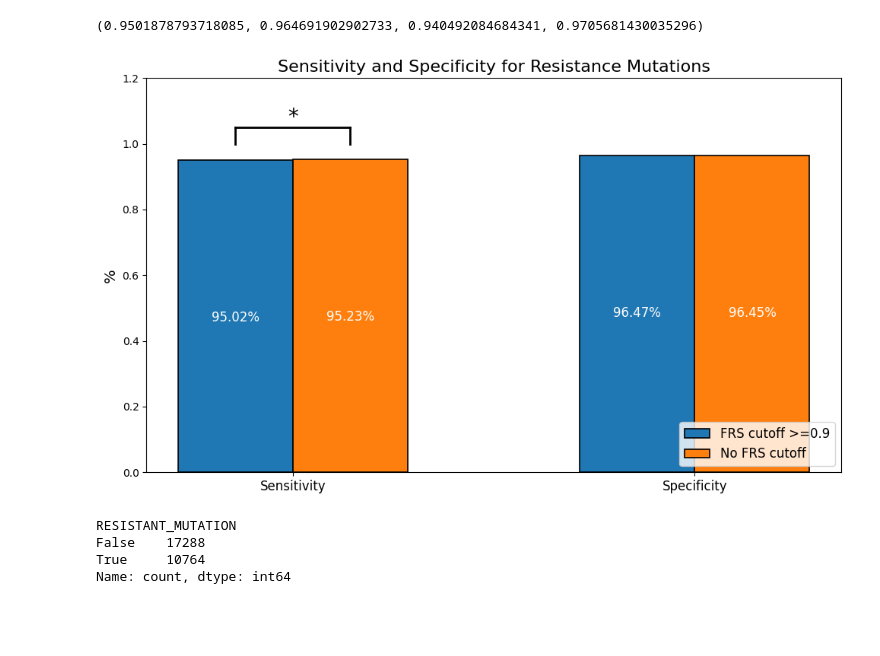
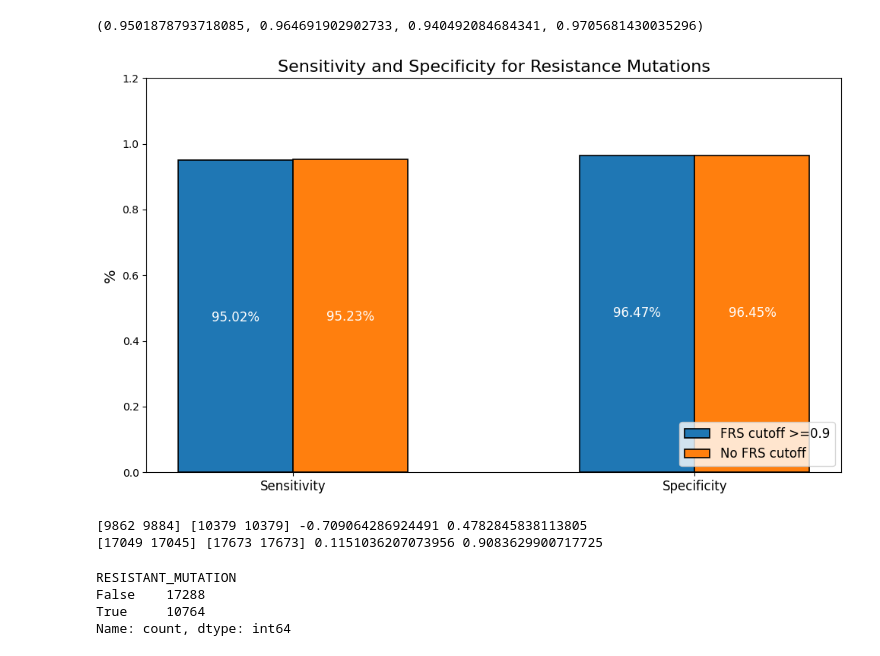
Before and after one commit to fowler-lab/tb-rnap-subpopulations, a Jupyter notebook: Reproduce_Figures.ipynb, the cells around one changed output. Saved outputs shown, nothing was run; the diff lists cells and outputs as text; code cells hidden in the pictures; blank space fills up the shorter version.

Commit message:
Figure drafts

```diff
--- a/Reproduce_Figures.ipynb
+++ b/Reproduce_Figures.ipynb
@@ -95,11 +95,21 @@ print(len(mutations_phenotypes.UNIQUEID.unique()))
 # %% [markdown]
 Calculate sensitivity and specificity of RIF resistance in all samples using different FRS scores
 # %%
-# aggregate mutations_phenotype by UNIQUEID and keep columns of interest: double-check if definiion of FRS is correct
+# aggregate mutations_phenotype by UNIQUEID and keep columns of interest: included new definition of FRS
 def aggregate_minor_major_allele(group):
     # Check if any row has both IS_MINOR_ALLELE == True and RESISTANT_MUTATION == True
     minor_allele_flag = any((group['IS_MINOR_ALLELE'] == True) & (group['RESISTANT_MUTATION'] == True))
     major_allele_flag = any((group['IS_MINOR_ALLELE'] == False) & (group['RESISTANT_MUTATION'] == True))
+
+    # Get the rows where there is a resistant minor allele
+    resistant_minor_allele_rows = group[(group['IS_MINOR_ALLELE'] == True) & (group['RESISTANT_MUTATION'] == True)]
+
+    if not resistant_minor_allele_rows.empty:
+        # If there are resistant minor alleles, get the maximum FRS value for those rows
+        frs_value = resistant_minor_allele_rows['FRS'].max()
+    else:
+        # Otherwise, use the maximum FRS value from the entire group
+        frs_value = group['FRS'].max()
 
     return pd.Series({
         'RESISTANT_MUTATION': group['RESISTANT_MUTATION'].max(),
@@ -107,7 +117,7 @@ def aggregate_minor_major_allele(group):
         'PHENOTYPE': group['PHENOTYPE'].max(),
         'R_MINOR_ALLELE': minor_allele_flag,
         'R_MAJOR_ALLELE': major_allele_flag,
-        'FRS': group['FRS'].max(),
+        'FRS': frs_value,  # Use the maximum FRS for resistant minor alleles, if present
     })
 
 # Apply the custom aggregation function
@@ -160,7 +186,7 @@ def create_stats_df(sen_1, sen_2, spe_1, spe_2):
     return stats
 
 
-def plot_stats_histogram(stats):
+def plot_stats_histogram(stats, significant = True, save_figure=False, save_name='sensitivity_specificity_histogram'):
     # Adjusting the plot to group bars by criteria and display percentage inside the bar
     fig, ax = plt.subplots(figsize=(10, 6))
 
@@ -193,16 +219,24 @@ def plot_stats_histogram(stats):
     ax.legend(loc='lower right', fontsize=12)
 
     #add significance indicator with horizontal bar between bars of sensitivity
-    ax.plot([0, 0], [1, 1.05], color='black', lw=2)
-    ax.plot([0.2, 0.2], [1, 1.05], color='black', lw=2)
-    ax.plot([0, 0.2], [1.05, 1.05], color='black', lw=2)
-    ax.text(0.1, 1.08, '*', fontsize=20, color='black', ha='center', va='center')
+    if significant:
+        ax.plot([0, 0], [1, 1.05], color='black', lw=2)
+        ax.plot([0.2, 0.2], [1, 1.05], color='black', lw=2)
+        ax.plot([0, 0.2], [1.05, 1.05], color='black', lw=2)
+        ax.text(0.1, 1.08, '*', fontsize=20, color='black', ha='center', va='center')
 
     plt.tight_layout()
     plt.show()
 
+    #save figure if print_stats is True
+    if save_figure:
+        fig.savefig(f'figures/{save_name}.png', dpi=300)
+
+        # fig.savefig(f'figures/' + save_name, dpi=300)
+
+
 stats = create_stats_df(sen_maj, sen_all, spe_maj, spe_all)
-plot_stats_histogram(stats)
+plot_stats_histogram(stats, significant = True, save_figure=True, save_name = 'sensitivity_specificity_histogram')
 # %% [output]
 [figure]
 # %%
@@ -342,9 +381,27 @@ Name: count, dtype: int64
 (0.9501878793718085, 0.964691902902733, 0.940492084684341, 0.9705681430035296)
 # %%
 stats = create_stats_df(sen_maj, sen_CM_maj, spe_maj, spe_CM_maj)
-plot_stats_histogram(stats)
+plot_stats_histogram(stats, significant = False, save_figure=True, save_name = 'sensitivity_specificity_histogram_CM')
 # %% [output]
-[figure, old version]
+[figure, new version]
+# %%
+#perform a z test to test for significant difference between the sensitivities and specificities
+from statsmodels.stats.proportion import proportions_ztest
+
+# Sensitivity
+count = np.array([major_mutations[(major_mutations['PHENOTYPE'] == True) & (major_mutations['RESISTANT_MUTATION'] == True)].shape[0], CM_mutations[(CM_mutations['PHENOTYPE'] == True) & (CM_mutations['RESISTANT_MUTATION'] == True)].shape[0]])
+nobs = np.array([major_mutations[major_mutations['PHENOTYPE'] == True].shape[0], CM_mutations[CM_mutations['PHENOTYPE'] == True].shape[0]])
+z, p = proportions_ztest(count, nobs)
+print(count, nobs, z, p)
+
+# Specificity
+count = np.array([major_mutations[(major_mutations['PHENOTYPE'] == False) & (major_mutations['RESISTANT_MUTATION'] == False)].shape[0], CM_mutations[(CM_mutations['PHENOTYPE'] == False) & (CM_mutations['RESISTANT_MUTATION'] == False)].shape[0]])
+nobs = np.array([major_mutations[major_mutations['PHENOTYPE'] == False].shape[0], CM_mutations[CM_mutations['PHENOTYPE'] == False].shape[0]])
+z, p = proportions_ztest(count, nobs)
+print(count, nobs, z, p)
+# %% [output]
+[9862 9884] [10379 10379] -0.709064286924491 0.4782845838113805
+[17049 17045] [17673 17673] 0.1151036207073956 0.9083629900717725
 # %%
 #calculate statistics for CMs indicating resistance, and including minor alleles
 CM_mutations_minor = mutations_agg.copy()
```
Also changed, not shown: parts of 13 cells of this notebook, 4 other files.
